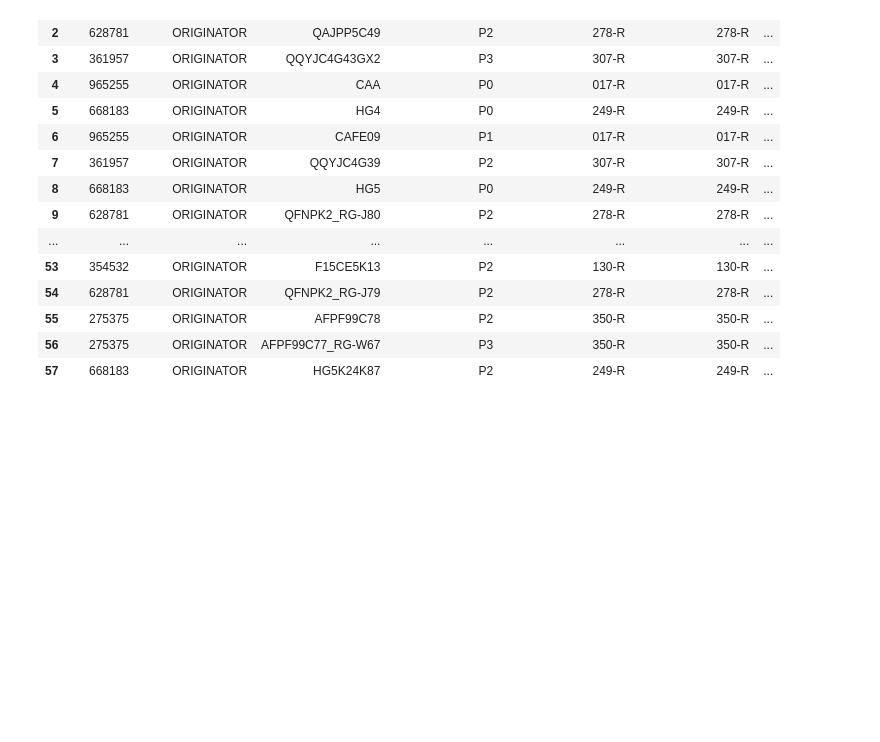
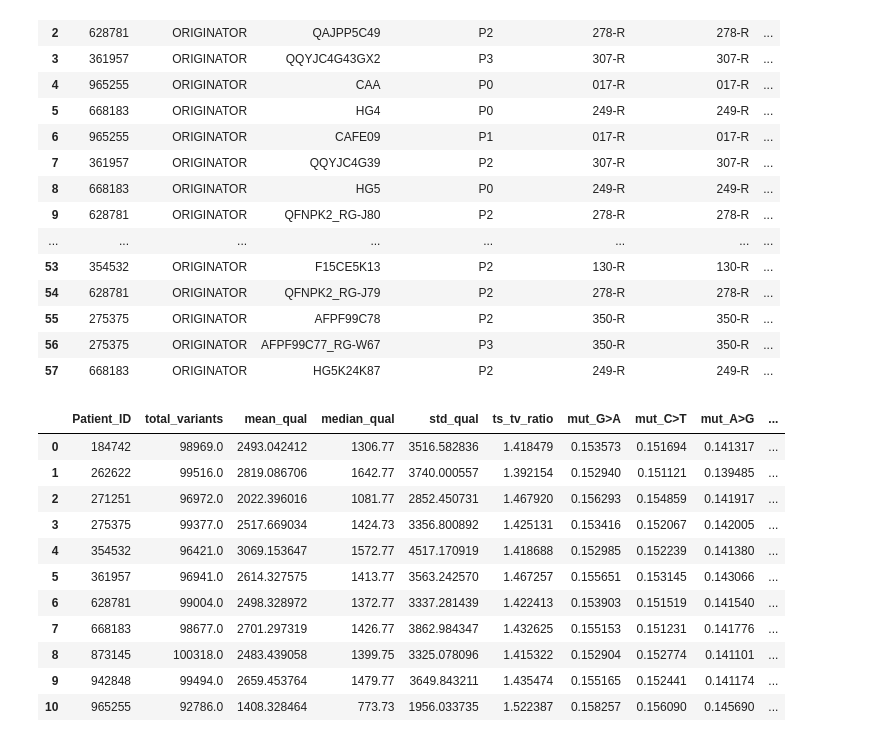
Before and after one commit to tylergross97/pdx_predictor, a Jupyter notebook: notebooks/ccrcc_model.ipynb, the cells around one changed output. Cells and saved outputs as stored; diff of their text form; code cells hidden in the pictures; blank space fills up the shorter version.

```diff
--- a/notebooks/ccrcc_model.ipynb
+++ b/notebooks/ccrcc_model.ipynb
@@ -62,3 +62,59 @@ divergence
 | 55 | 275375 | ORIGINATOR | AFPF99C78 | P2 | 350-R | 350-R | ... |
 | 56 | 275375 | ORIGINATOR | AFPF99C77_RG-W67 | P3 | 350-R | 350-R | ... |
 | 57 | 668183 | ORIGINATOR | HG5K24K87 | P2 | 249-R | 249-R | ... |
+# %%
+def extract_features_aggregated(df):
+    total_variants = len(df)
+    mean_qual = df["QUAL"].mean()
+    median_qual = df["QUAL"].median()
+    std_qual = df["QUAL"].std()
+
+    # Transition/Transversion ratio
+    ts = ((df["REF"].isin(["A", "G"]) & df["ALT"].isin(["A", "G"])) |
+          (df["REF"].isin(["C", "T"]) & df["ALT"].isin(["C", "T"]))).sum()
+    tv = total_variants - ts
+    ts_tv_ratio = ts / tv if tv > 0 else 0
+
+    # Aggregate mutation types
+    mutation_types = df["REF"] + ">" + df["ALT"]
+    top_mutations = mutation_types.value_counts(normalize=True).head(5).to_dict()  # Top 5 mutations
+    mutation_features = {f"mut_{k}": v for k, v in top_mutations.items()}
+
+    # Aggregate chromosome counts
+    chr_counts = df["CHROM"].value_counts(normalize=True).to_dict()
+    top_chromosomes = {f"chr_{k}_frac": v for k, v in chr_counts.items() if k in map(str, range(1, 23))}
+
+    # Combine all features
+    features = {
+        "total_variants": total_variants,
+        "mean_qual": mean_qual,
+        "median_qual": median_qual,
+        "std_qual": std_qual,
+        "ts_tv_ratio": ts_tv_ratio,
+    }
+    features.update(mutation_features)
+    features.update(top_chromosomes)
+    return features
+
+# Apply per patient
+patient_features = (
+    variants.groupby("Patient_ID", group_keys=False)
+    .apply(extract_features_aggregated)
+    .apply(pd.Series)
+    .reset_index()
+)
+# %%
+patient_features
+# %% [output]
+|  | Patient_ID | total_variants | mean_qual | median_qual | std_qual | ts_tv_ratio | mut_G>A | mut_C>T | mut_A>G | ... |
+| 0 | 184742 | 98969.0 | 2493.042412 | 1306.77 | 3516.582836 | 1.418479 | 0.153573 | 0.151694 | 0.141317 | ... |
+| 1 | 262622 | 99516.0 | 2819.086706 | 1642.77 | 3740.000557 | 1.392154 | 0.152940 | 0.151121 | 0.139485 | ... |
+| 2 | 271251 | 96972.0 | 2022.396016 | 1081.77 | 2852.450731 | 1.467920 | 0.156293 | 0.154859 | 0.141917 | ... |
+| 3 | 275375 | 99377.0 | 2517.669034 | 1424.73 | 3356.800892 | 1.425131 | 0.153416 | 0.152067 | 0.142005 | ... |
+| 4 | 354532 | 96421.0 | 3069.153647 | 1572.77 | 4517.170919 | 1.418688 | 0.152985 | 0.152239 | 0.141380 | ... |
+| 5 | 361957 | 96941.0 | 2614.327575 | 1413.77 | 3563.242570 | 1.467257 | 0.155651 | 0.153145 | 0.143066 | ... |
+| 6 | 628781 | 99004.0 | 2498.328972 | 1372.77 | 3337.281439 | 1.422413 | 0.153903 | 0.151519 | 0.141540 | ... |
+| 7 | 668183 | 98677.0 | 2701.297319 | 1426.77 | 3862.984347 | 1.432625 | 0.155153 | 0.151231 | 0.141776 | ... |
+| 8 | 873145 | 100318.0 | 2483.439058 | 1399.75 | 3325.078096 | 1.415322 | 0.152904 | 0.152774 | 0.141101 | ... |
+| 9 | 942848 | 99494.0 | 2659.453764 | 1479.77 | 3649.843211 | 1.435474 | 0.155165 | 0.152441 | 0.141174 | ... |
+| 10 | 965255 | 92786.0 | 1408.328464 | 773.73 | 1956.033735 | 1.522387 | 0.158257 | 0.156090 | 0.145690 | ... |
```
Also changed, not shown: 7 other files.
